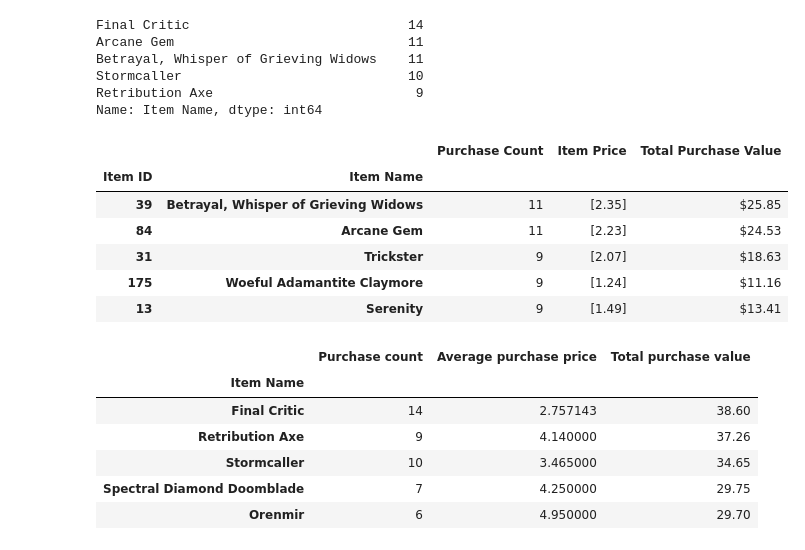
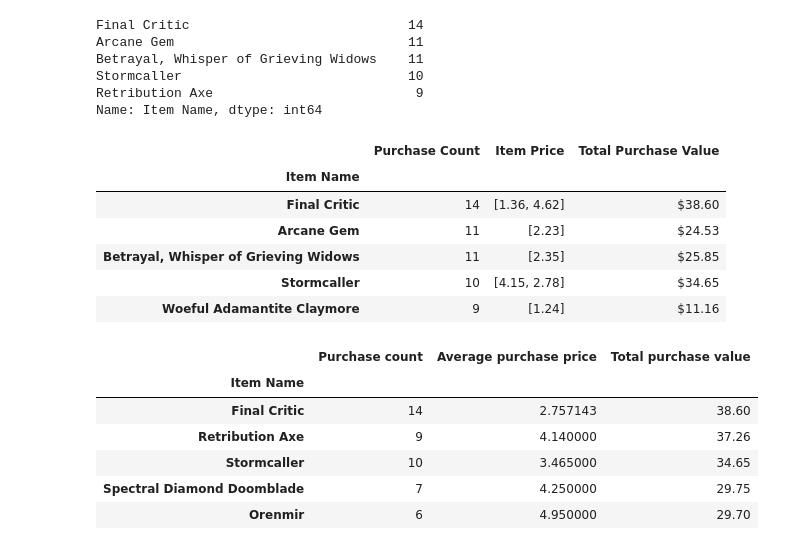
Before and after one commit to csafrit/Homework, a Jupyter notebook: Pandas HW Fantasy.ipynb, the cells around one changed output. Cells and saved outputs as stored; diff of their text form; code cells hidden in the pictures.

```diff
--- a/Pandas HW Fantasy.ipynb
+++ b/Pandas HW Fantasy.ipynb
@@ -344,30 +394,30 @@ Stormcaller                             10
 Retribution Axe                          9
 Name: Item Name, dtype: int64
 # %%
-Items_grouped_df = fantasy_data.groupby(["Item ID","Item Name"])
+Items_grouped_df = fantasy_data.groupby(["Item Name"])
 Items_pc_df = Items_grouped_df["Price"].count()
 Items_Purchase_Value_df = Items_grouped_df["Price"].sum()
 Items_price_df = Items_grouped_df["Price"].unique()
 
 
 
 Items_df = pd.DataFrame({"Purchase Count": Items_pc_df,
                          "Item Price": Items_price_df,
                          "Total Purchase Value": Items_Purchase_Value_df},
                         columns =["Purchase Count","Item Price","Total Purchase Value"])
 
 
 Top_Items_df = Items_df.sort_values("Purchase Count", ascending = False)
 Top_Items_df["Total Purchase Value"] = Top_Items_df["Total Purchase Value"].map("${:.2f}".format)
 Top_Items_df.head()
 # %% [output]
-|  |  | Purchase Count | Item Price | Total Purchase Value |
-| Item ID | Item Name |  |  |  |
-| 39 | Betrayal, Whisper of Grieving Widows | 11 | [2.35] | $25.85 |
-| 84 | Arcane Gem | 11 | [2.23] | $24.53 |
-| 31 | Trickster | 9 | [2.07] | $18.63 |
-| 175 | Woeful Adamantite Claymore | 9 | [1.24] | $11.16 |
-| 13 | Serenity | 9 | [1.49] | $13.41 |
+|  | Purchase Count | Item Price | Total Purchase Value |
+| Item Name |  |  |  |
+| Final Critic | 14 | [1.36, 4.62] | $38.60 |
+| Arcane Gem | 11 | [2.23] | $24.53 |
+| Betrayal, Whisper of Grieving Widows | 11 | [2.35] | $25.85 |
+| Stormcaller | 10 | [4.15, 2.78] | $34.65 |
+| Woeful Adamantite Claymore | 9 | [1.24] | $11.16 |
 # %%
 
 #Identify the 5 most profitable items by total purchase value, then list (in a table):
```
Also changed, not shown: parts of 17 cells of this notebook.
